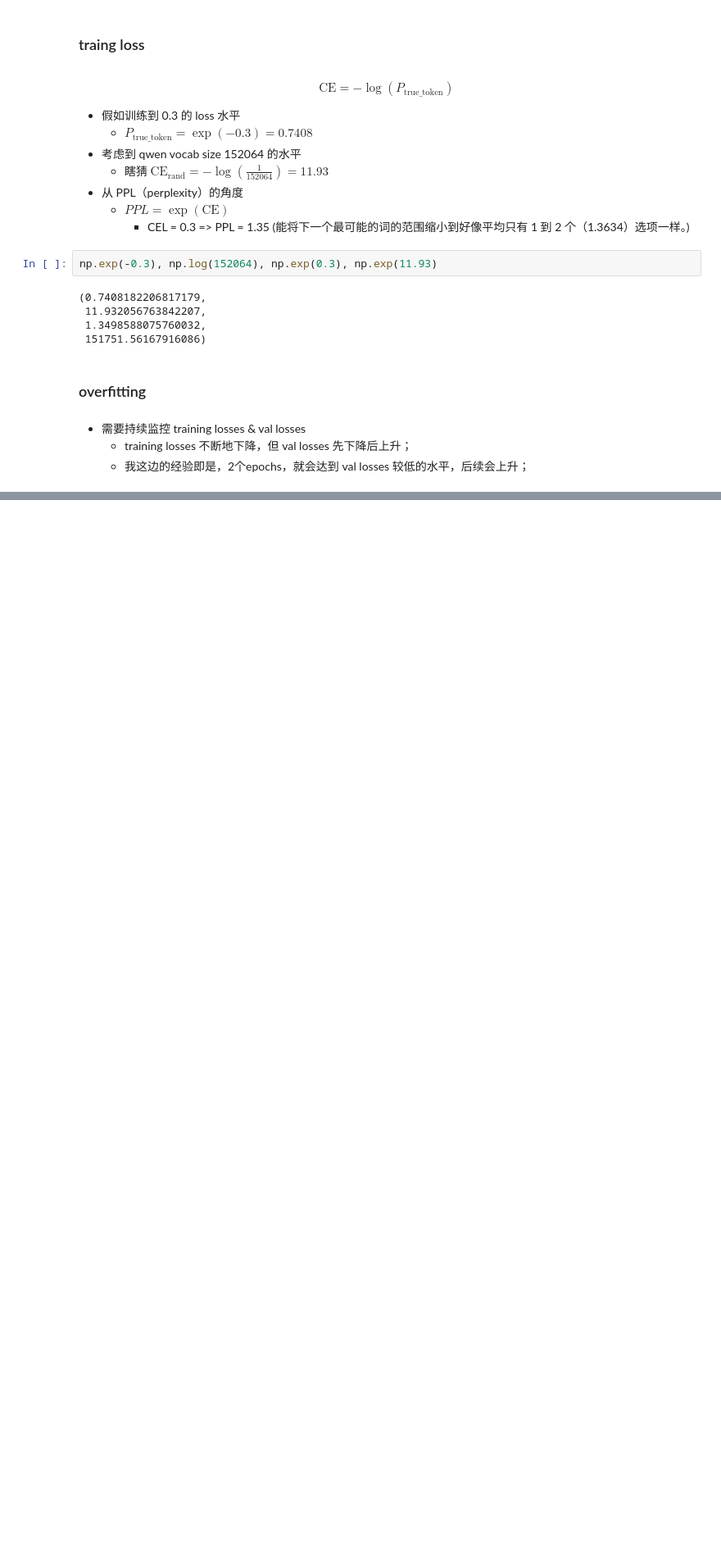
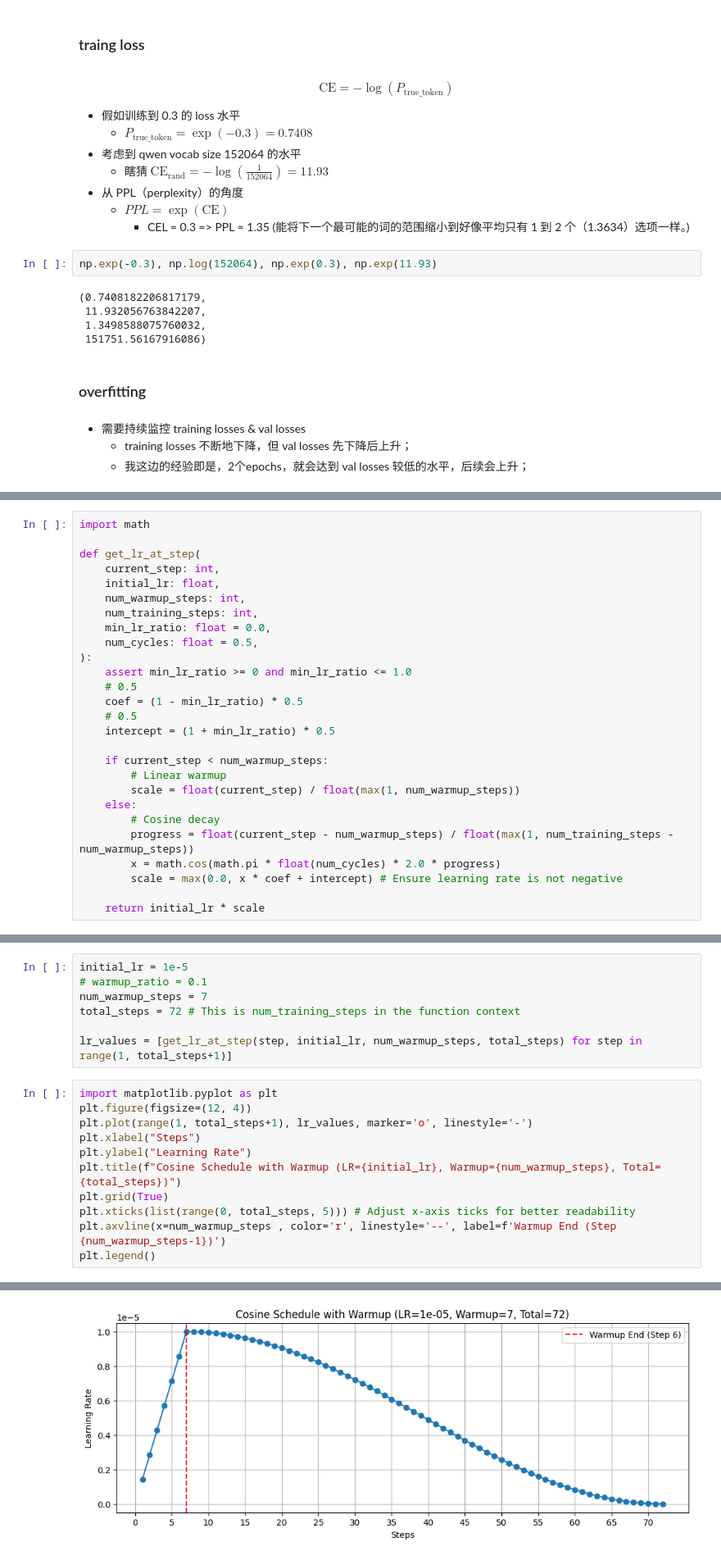
Before and after one commit to chunhuizhang/llm_rl, a Jupyter notebook: tutorials/infra/verl/verl_sft.ipynb, the cells around one changed output, grey strips where cells are left out. Shown: that part at 82% size. Drawn from its saved outputs; the diff is of its cells as text; blank space fills up the shorter version.

```diff
--- a/tutorials/infra/verl/verl_sft.ipynb
+++ b/tutorials/infra/verl/verl_sft.ipynb
@@ -70,0 +98,27 @@ np.exp(-0.3), np.log(152064), np.exp(0.3), np.exp(11.93)
+# %%
+import math
+
+def get_lr_at_step(
+    current_step: int,
+    initial_lr: float,
+    num_warmup_steps: int,
+    num_training_steps: int,
+    min_lr_ratio: float = 0.0,
+    num_cycles: float = 0.5,
+):
+    assert min_lr_ratio >= 0 and min_lr_ratio <= 1.0
+    # 0.5
+    coef = (1 - min_lr_ratio) * 0.5
+    # 0.5
+    intercept = (1 + min_lr_ratio) * 0.5
+
+    if current_step < num_warmup_steps:
+        # Linear warmup
+        scale = float(current_step) / float(max(1, num_warmup_steps))
+    else:
+        # Cosine decay
+        progress = float(current_step - num_warmup_steps) / float(max(1, num_training_steps - num_warmup_steps))
+        x = math.cos(math.pi * float(num_cycles) * 2.0 * progress)
+        scale = max(0.0, x * coef + intercept) # Ensure learning rate is not negative
+
+    return initial_lr * scale
@@ -70,0 +131,19 @@ np.exp(-0.3), np.log(152064), np.exp(0.3), np.exp(11.93)
+# %%
+initial_lr = 1e-5
+# warmup_ratio = 0.1
+num_warmup_steps = 7
+total_steps = 72 # This is num_training_steps in the function context
+
+lr_values = [get_lr_at_step(step, initial_lr, num_warmup_steps, total_steps) for step in range(1, total_steps+1)]
+# %%
+import matplotlib.pyplot as plt
+plt.figure(figsize=(12, 4))
+plt.plot(range(1, total_steps+1), lr_values, marker='o', linestyle='-')
+plt.xlabel("Steps")
+plt.ylabel("Learning Rate")
+plt.title(f"Cosine Schedule with Warmup (LR={initial_lr}, Warmup={num_warmup_steps}, Total={total_steps})")
+plt.grid(True)
+plt.xticks(list(range(0, total_steps, 5))) # Adjust x-axis ticks for better readability
+plt.axvline(x=num_warmup_steps , color='r', linestyle='--', label=f'Warmup End (Step {num_warmup_steps-1})')
+plt.legend()
+# %% [output]
@@ -70,0 +151 @@ np.exp(-0.3), np.log(152064), np.exp(0.3), np.exp(11.93)
+[figure, added]
```
Also changed, not shown: parts of 7 cells of this notebook.
